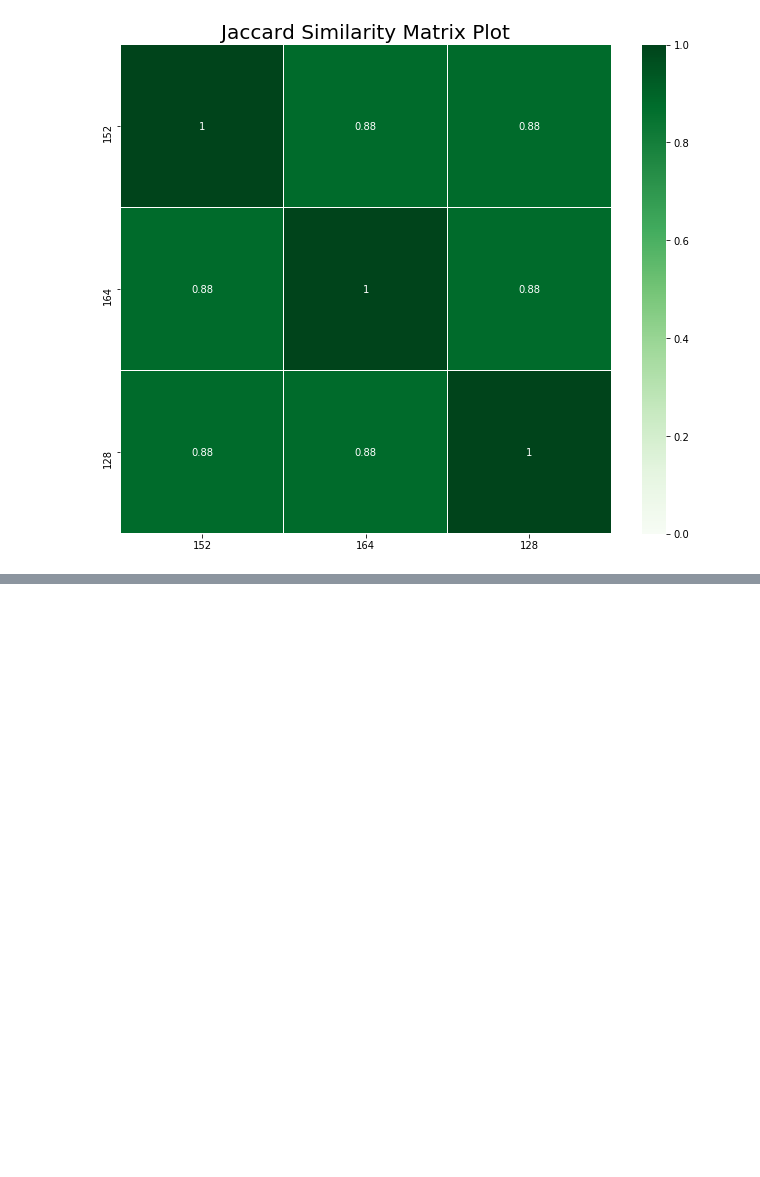
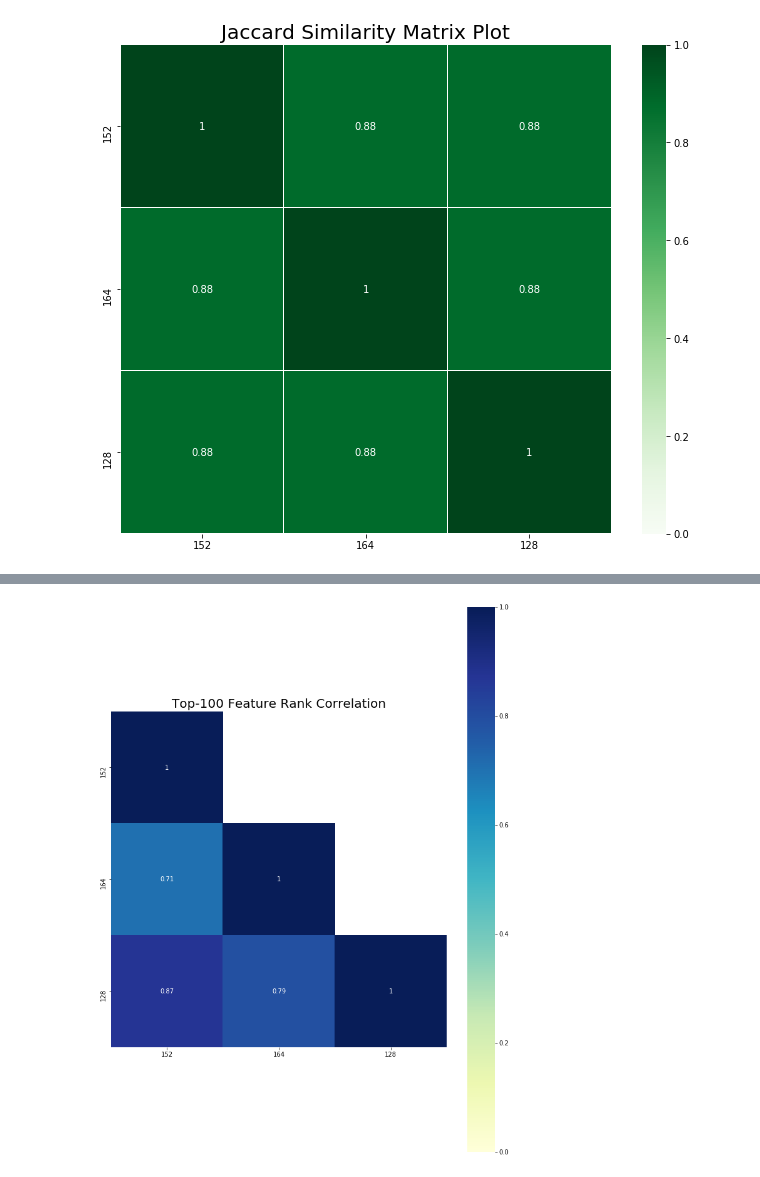
Before and after one commit to dssg/triage, a Jupyter notebook: src/triage/component/postmodeling/contrast/postmodeling_tutorial.ipynb, the cells around one changed output, grey strips where cells are left out. Cells and saved outputs as stored; diff of their text form; code cells hidden in the pictures; blank space fills up the shorter version.

```diff
--- a/src/triage/component/postmodeling/contrast/postmodeling_tutorial.ipynb
+++ b/src/triage/component/postmodeling/contrast/postmodeling_tutorial.ipynb
@@ -175,0 +168,5 @@ audited_models_class.plot_jaccard(figsize=(11,9),
+# %%
+audited_models_class.plot_ranked_corrlelation(type='features',
+                                             model_subset=[152, 164, 128])
+# %% [output]
+[figure, added]
```
Also changed, not shown: parts of 15 cells of this notebook, 2 other files.
